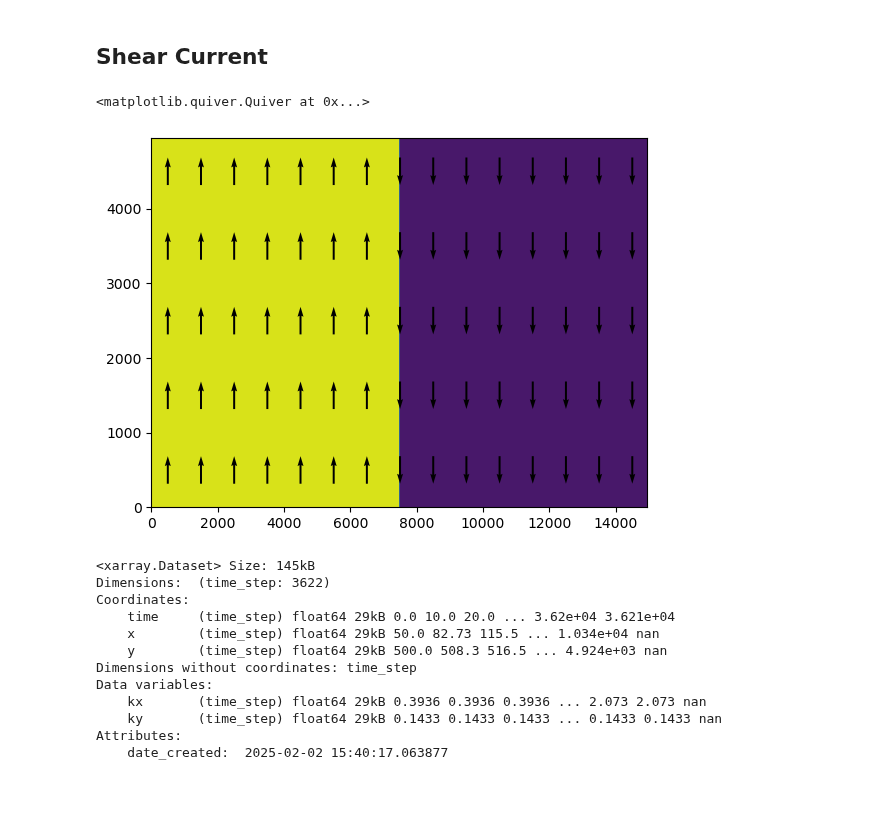
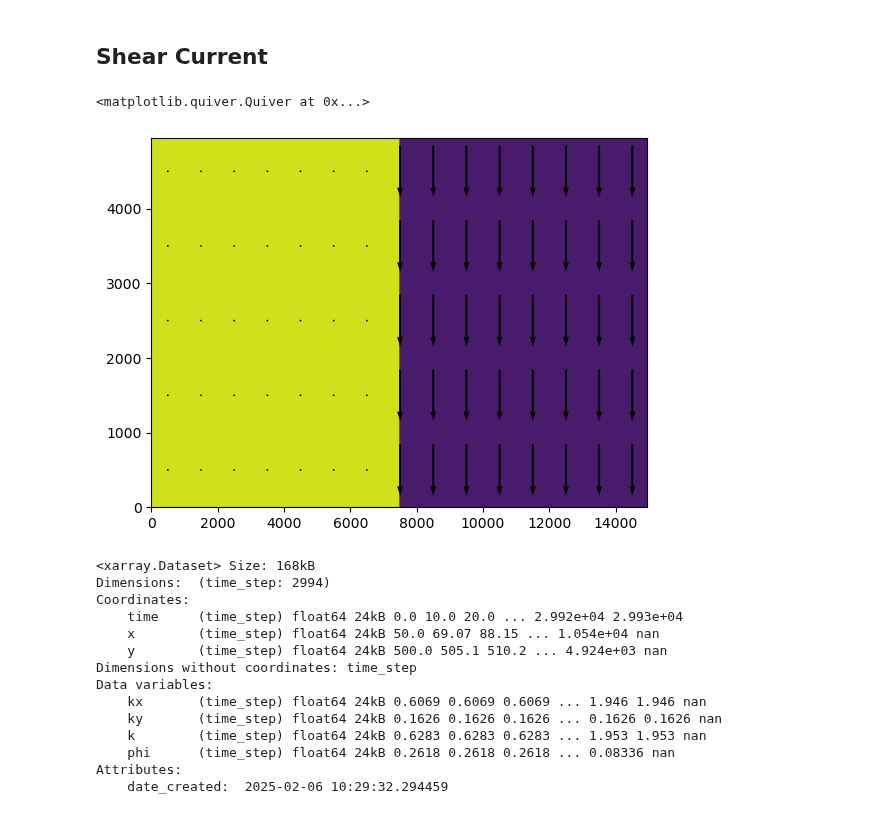
Before and after one commit to mines-oceanography/mantaray, a Jupyter notebook: notebooks/theoretical_comparison/snells_law_verification.ipynb, the cells around one changed output. Cells and saved outputs as stored; diff of their text form; code cells hidden in the pictures.

```diff
--- a/notebooks/theoretical_comparison/snells_law_verification.ipynb
+++ b/notebooks/theoretical_comparison/snells_law_verification.ipynb
@@ -131,23 +131,23 @@ In the shallow water approximation, $c = \sqrt{g d}$, where g is the acceleratio
 # %%
 # Create Currents
 NX = 300
 NY = 100
 dl = 50
 xs = np.arange(0, NX)*dl
 ys = np.arange(0, NY)*dl
 xxs, yys = np.meshgrid(xs, ys)
 coords = xxs*yys
-u1 = 1
+u1 = 0
 u2 = -1
-current_xs = 1 - np.floor(np.linspace(0, 2, NX, endpoint=False))*2
+current_xs = u1 - np.floor(np.linspace(0, 2, NX, endpoint=False))*(u1-u2)
 currents = current_xs*np.ones((len(ys),len(xs)))
 fig, ax = plt.subplots()
 ax.contourf(xxs, yys, currents)
 ax.quiver(xxs[10::20,10::20], yys[10::20,10::20], np.zeros_like(currents)[10::20,10::20], currents[10::20,10::20], color='black',
           pivot='middle', width=0.004)
 # %% [output]
 <matplotlib.quiver.Quiver at 0x...>
-[figure, old version]
+[figure, new version]
 # %%
 # Create and save bathymetry as Dataset
 bathymetry_array = xr.Dataset(data_vars={'depth':(('y','x'), np.ones_like(coords)*2000)}, coords={'x':('x',np.float64(xs)), 'y':('y',np.float64(ys))})
@@ -167,20 +167,25 @@ ky = k*np.sin(phi0)
 x0 = 50 #Offset from 0 by 1 step
 y0 = 500
 # %%
-ray_evolution = single_ray(x0, y0, kx, ky, 40000, 10,
+ray_evolution_raw = single_ray(x0, y0, kx, ky, 40000, 10,
                            bathymetry='c:/Users/james/Projects/SURF_2024/ray_tracing/notebooks/theoretical_comparison/null_bathymetry.nc',
                            current='c:/Users/james/Projects/SURF_2024/ray_tracing/notebooks/theoretical_comparison/current.nc')
+# Process ray trace dataset to add wavenumber magnitude and angle information
+ray_evolution = ray_evolution_raw.assign(k = np.sqrt(ray_evolution_raw.kx**2 + ray_evolution_raw.ky**2),
+                                         phi = np.arctan2(ray_evolution_raw.ky, ray_evolution_raw.kx))
 ray_evolution
 # %% [output]
-<xarray.Dataset> Size: 145kB
-Dimensions:  (time_step: 3622)
+<xarray.Dataset> Size: 168kB
+Dimensions:  (time_step: 2994)
 Coordinates:
-    time     (time_step) float64 29kB 0.0 10.0 20.0 ... 3.62e+04 3.621e+04
-    x        (time_step) float64 29kB 50.0 82.73 115.5 ... 1.034e+04 nan
-    y        (time_step) float64 29kB 500.0 508.3 516.5 ... 4.924e+03 nan
+    time     (time_step) float64 24kB 0.0 10.0 20.0 ... 2.992e+04 2.993e+04
+    x        (time_step) float64 24kB 50.0 69.07 88.15 ... 1.054e+04 nan
+    y        (time_step) float64 24kB 500.0 505.1 510.2 ... 4.924e+03 nan
 Dimensions without coordinates: time_step
 Data variables:
-    kx       (time_step) float64 29kB 0.3936 0.3936 0.3936 ... 2.073 2.073 nan
-    ky       (time_step) float64 29kB 0.1433 0.1433 0.1433 ... 0.1433 0.1433 nan
+    kx       (time_step) float64 24kB 0.6069 0.6069 0.6069 ... 1.946 1.946 nan
+    ky       (time_step) float64 24kB 0.1626 0.1626 0.1626 ... 0.1626 0.1626 nan
+    k        (time_step) float64 24kB 0.6283 0.6283 0.6283 ... 1.953 1.953 nan
+    phi      (time_step) float64 24kB 0.2618 0.2618 0.2618 ... 0.08336 nan
 Attributes:
-    date_created:  2025-02-02 15:40:17.063877
+    date_created:  2025-02-06 10:29:32.294459
```
Also changed, not shown: parts of 6 cells of this notebook.
